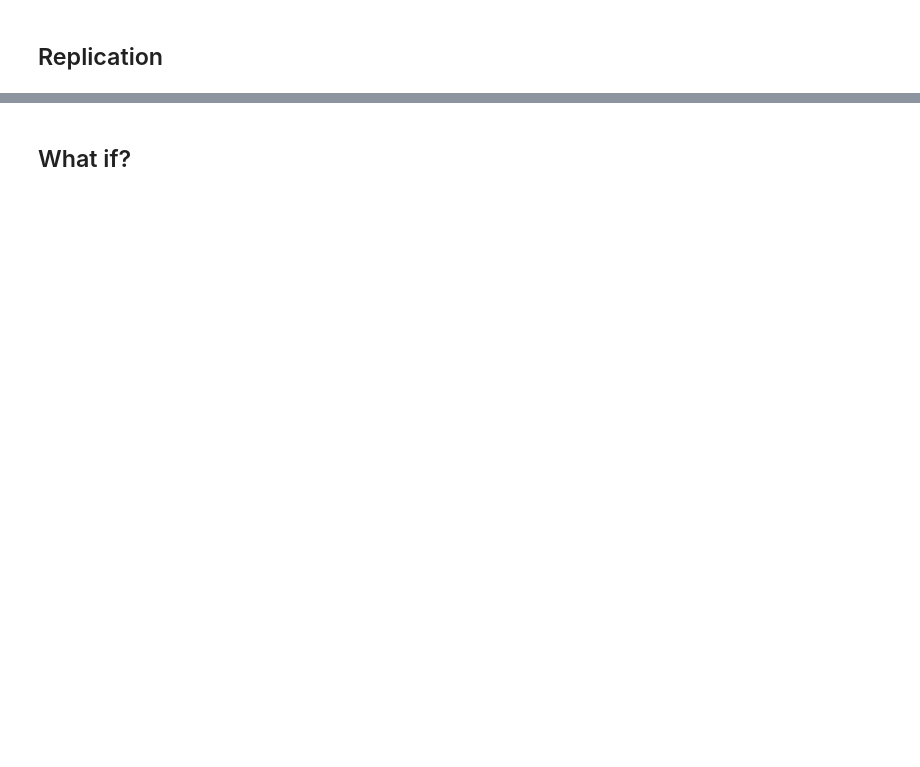
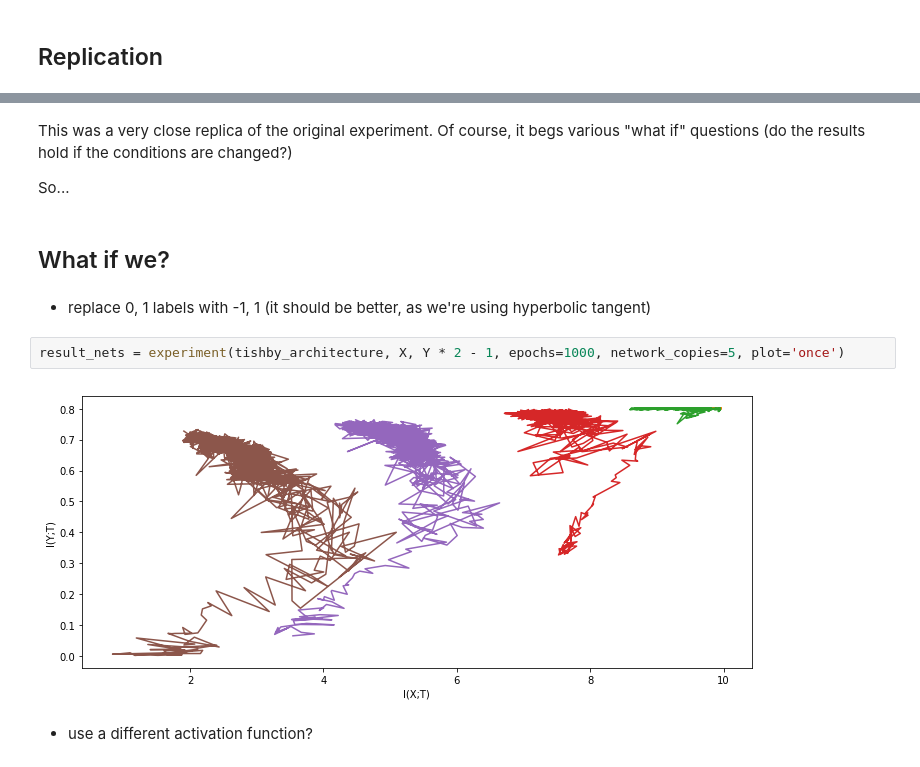
Before and after one commit to vadim0x60/IDNN-Replication-Study, a Jupyter notebook: Replication study.ipynb, the cells around one changed output, grey strips where cells are left out. Cells and saved outputs as stored; diff of their text form; blank space fills up the shorter version.

```diff
--- a/Replication study.ipynb
+++ b/Replication study.ipynb
@@ -113,2 +129,14 @@ result_nets = experiment(architecture, X, Y, epochs=1000, network_copies=5, plot
+# %% [markdown]
+This was a very close replica of the original experiment. Of course, it begs various "what if" questions (do the results hold if the conditions are changed?)
+
+So...
 # %% [markdown]
-## What if?
+## What if we?
+# %% [markdown]
+* replace 0, 1 labels with -1, 1 (it should be better, as we're using hyperbolic tangent)
+# %%
+result_nets = experiment(tishby_architecture, X, Y * 2 - 1, epochs=1000, network_copies=5, plot='once')
+# %% [output]
+[figure, added]
+# %% [markdown]
+* use a different activation function?
```
Also changed, not shown: parts of 24 cells of this notebook.
